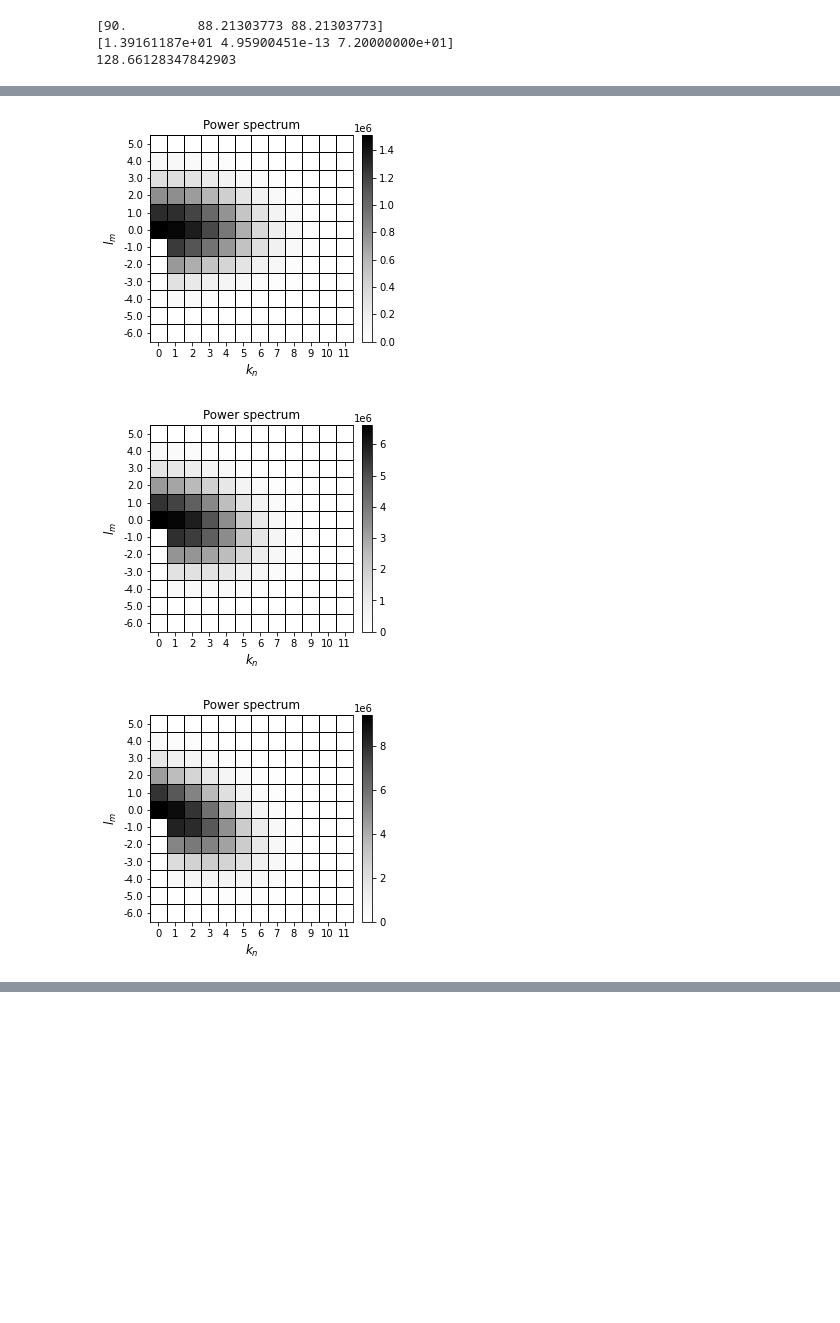
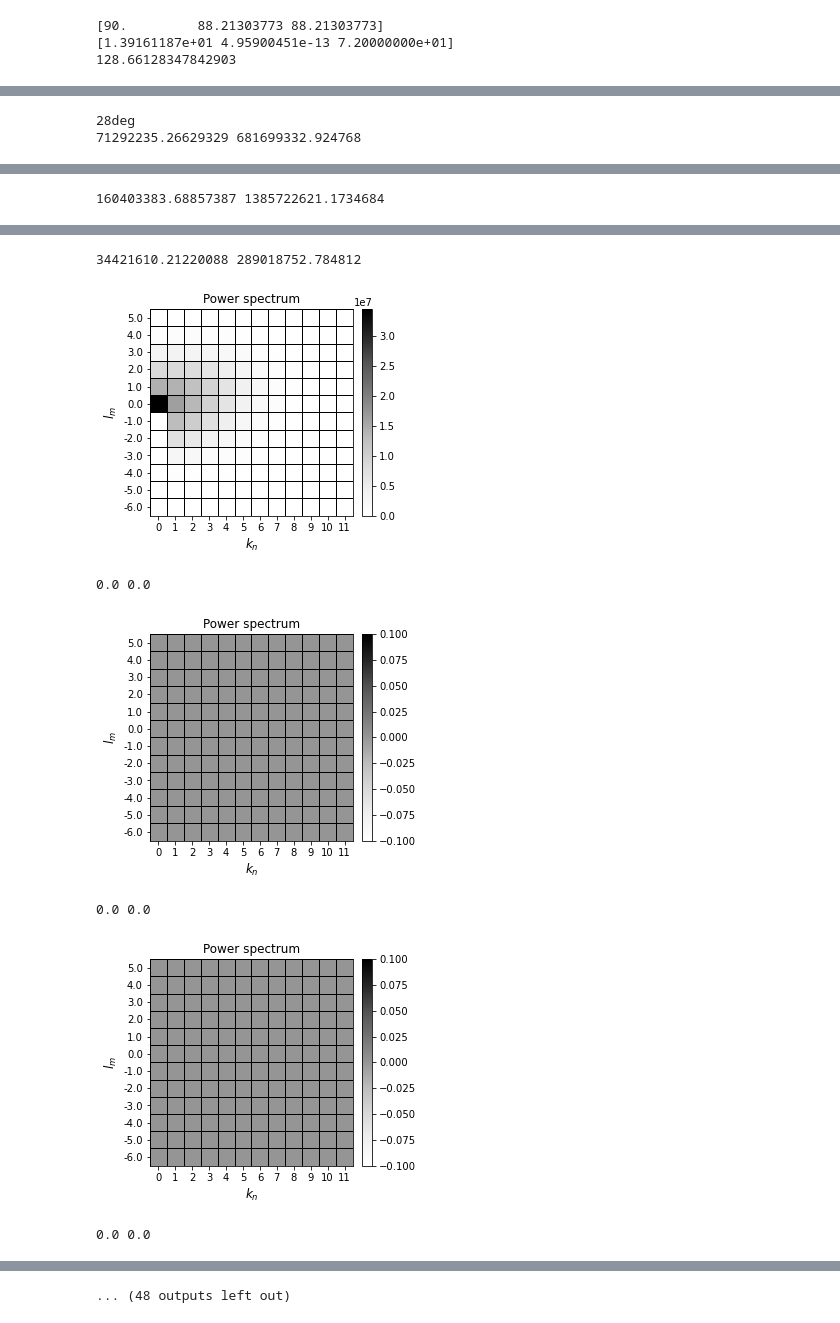
Before and after one commit to ray-chew/CSAM-Fortran, a Jupyter notebook: notebooks/debug_orogsrc.ipynb, the cells around one changed output, grey strips where cells are left out. Cells and saved outputs as stored; diff of their text form; code cells hidden in the pictures; blank space fills up the shorter version.

```diff
--- a/notebooks/debug_orogsrc.ipynb
+++ b/notebooks/debug_orogsrc.ipynb
@@ -176,8 +186,9 @@ Wall time: 454 ms
 # %%
-sfx = '6'
+sfx = '28deg'
 df = nc.Dataset('../data/output_%s.nc' %sfx)
 
-for i in range(1,nouts+1):
+# for i in range(1,nouts+1):
+for i in [23,25]:
     name = "topo_%i" %i
     lat_name = "lat_grid_%i" %i
     lon_name = "lon_grid_%i" %i
@@ -185,6 +196,8 @@ for i in range(1,nouts+1):
     data = df.variables[name][:]
     lat_grid = df.variables[lat_name][:]
     lon_grid = df.variables[lon_name][:]
+
+    lon_grid[np.where(lon_grid > 180.0)] -= 360.0
 
     print(data.shape)
 
@@ -239,10 +244,12 @@ print(tri_area(vx,vy))
 [1.39161187e+01 4.95900451e-13 7.20000000e+01]
 128.66128347842903
 # %%
-sfx = '6'
+sfx = '28deg'
+sfx = '28deg_full_hhat_div_ncnd'
+sfx = '28deg'
 df = nc.Dataset('../data/output_%s.nc' %sfx)
 
-for i in range(1,7):
+for i in range(10,16):
     name = "topo_%i" %i
     lat_name = "lat_grid_%i" %i
     lon_name = "lon_grid_%i" %i
@@ -255,6 +262,8 @@ for i in range(1,7):
     topo_grid = df.variables[recon_name][:]
     mask = df.variables[mask_name][:]
 
+    lon_grid[np.where(lon_grid > 180.0)] -= 360.0
+
 #     print(i, data_masked.min(), data_masked.max())
 #     print(i, topo_grid.min(), topo_grid.max())
 
@@ -262,12 +271,15 @@ for i in range(1,7):
     # fig = plt.figure()
     # gs = fig.add_gridspec(1, 2, hspace=0, wspace=0.1)
     # (ax1, ax2) = gs.subplots()
-    fig, (ax1, ax2, ax3) = plt.subplots(1, 3, figsize=(21, 6))
+    fig, (ax1, ax2, ax3) = plt.subplots(1, 3, figsize=(27, 6))
     im1 = ax1.contourf(lon_grid, lat_grid, data_masked, 60)
     vid = i-1
     x = np.append(clon_vertices[vid,:],clon_vertices[vid,0])
     y = np.append(clat_vertices[vid,:],clat_vertices[vid,0])
     ax1.plot(x,y,'-r')
+
+    cbar_ax = fig.add_axes([0.36, 0.15, 0.01, 0.7])
+    fig.colorbar(im1, cax=cbar_ax)
 
     im2 = ax2.contourf(lon_grid, lat_grid, topo_grid, 60)
     ax2.plot(x,y,'-r')
@@ -278,6 +290,10 @@ for i in range(1,7):
     print(i, diff_topo.min(), diff_topo.max())
     im3 = ax3.contourf(lon_grid, lat_grid, diff_topo, 60)
     ax3.plot(x,y,'-r')
+
+    cbar_ax = fig.add_axes([0.63, 0.15, 0.01, 0.7])
+    fig.colorbar(im2, cax=cbar_ax)
+
     cbar_ax = fig.add_axes([0.91, 0.15, 0.01, 0.7])
     fig.colorbar(im3, cax=cbar_ax)
     plt.show()
@@ -301,5 +317,14 @@ df.close()
 # %%
-sfx = '6'
+sfx = '28deg_full_x2_x144'
+sfx = '28deg_full_norm'
+# sfx = '28deg_axial_norm'
+
+sfx = '28deg_full'
+sfx = '28deg_axial'
+sfx = '28deg'
+
+print(sfx)
+
 df = nc.Dataset('../data/output_%s.nc' %sfx)
 
 re_name = "re_fcoeffs"
@@ -320,7 +345,11 @@ for i in range(0,nouts):
     fs = (4,3.8)
     plt.figure(figsize=fs)
 
-    im = plt.pcolormesh(np.abs(fcoeffs), edgecolors='k', cmap='Greys')
+    arr = np.real(fcoeffs * np.conj(fcoeffs))**0.5
+    arr = np.abs(fcoeffs)#**0.5
+    print(arr.max(), arr.sum())
+
+    im = plt.pcolormesh(arr, edgecolors='k', cmap='Greys')
     plt.colorbar(im,fraction=0.05, pad=0.04)
     nhar_j = 12
     if nhar_j % 2 == 0:
@@ -340,3 +369,5 @@ for i in range(0,nouts):
 
 df.close()
 # %% [output]
+28deg
+71292235.26629329 681699332.924768
@@ -343,0 +375 @@ df.close()
+160403383.68857387 1385722621.1734684
@@ -345,3 +377,7 @@ df.close()
+34421610.21220088 289018752.784812
-[figure, old version]
+[figure, new version]
+0.0 0.0
-[figure, old version]
+[figure, new version]
+0.0 0.0
-[figure, old version]
+[figure, new version]
+0.0 0.0
@@ -348,0 +385 @@ df.close()
+... (48 outputs left out)
```
Also changed, not shown: parts of 8 cells of this notebook, 5 other files.
